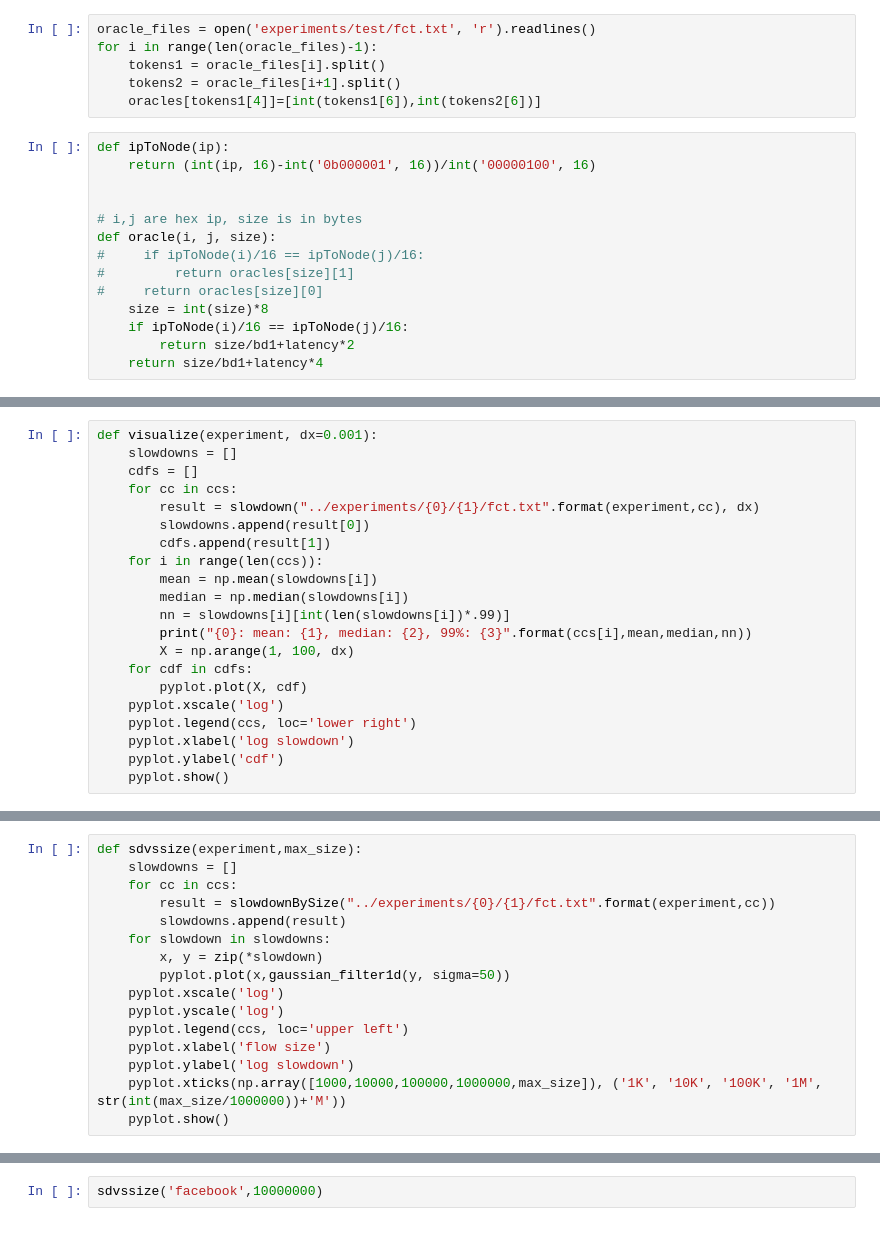
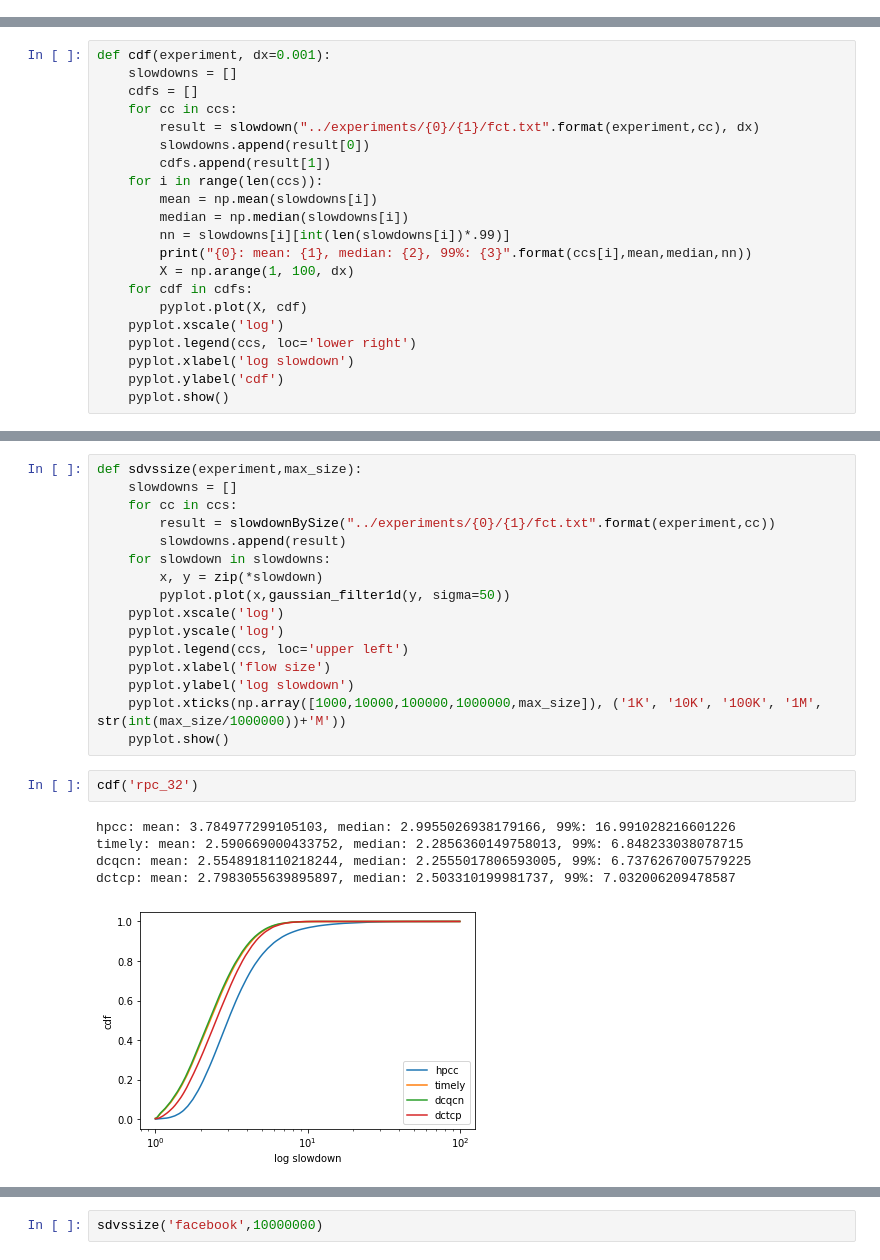
Before and after one commit to sakshamagarwals/High-Precision-Congestion-Control, a Jupyter notebook: visualizations/slowdown.ipynb, the cells around one changed output, grey strips where cells are left out. Drawn from its saved outputs; the diff is of its cells as text.

```diff
--- a/visualizations/slowdown.ipynb
+++ b/visualizations/slowdown.ipynb
@@ -10,26 +10,6 @@ bd1 = 40
 bd2 = 160
 latency = 200
 oracles = {}
-# %%
-oracle_files = open('experiments/test/fct.txt', 'r').readlines()
-for i in range(len(oracle_files)-1):
-    tokens1 = oracle_files[i].split()
-    tokens2 = oracle_files[i+1].split()
-    oracles[tokens1[4]]=[int(tokens1[6]),int(tokens2[6])]
-# %%
-def ipToNode(ip):
-    return (int(ip, 16)-int('0b000001', 16))/int('00000100', 16)
-
-
-# i,j are hex ip, size is in bytes
-def oracle(i, j, size):
-#     if ipToNode(i)/16 == ipToNode(j)/16:
-#         return oracles[size][1]
-#     return oracles[size][0]
-    size = int(size)*8
-    if ipToNode(i)/16 == ipToNode(j)/16:
-        return size/bd1+latency*2
-    return size/bd1+latency*4
 # %%
 def ipToNode(ip):
     return (int(ip, 16)-int('0b000001', 16))/int('00000100', 16)
@@ -87,7 +66,7 @@ def slowdown(f,dx):
 # %%
 ccs = ['hpcc','timely','dcqcn','dctcp']
 # %%
-def visualize(experiment, dx=0.001):
+def cdf(experiment, dx=0.001):
     slowdowns = []
     cdfs = []
     for cc in ccs:
@@ -154,3 +117,11 @@ def sdvssize(experiment,max_size):
     pyplot.ylabel('log slowdown')
     pyplot.xticks(np.array([1000,10000,100000,1000000,max_size]), ('1K', '10K', '100K', '1M', str(int(max_size/1000000))+'M'))
     pyplot.show()
+# %%
+cdf('rpc_32')
+# %% [output]
+hpcc: mean: 3.784977299105103, median: 2.9955026938179166, 99%: 16.991028216601226
+timely: mean: 2.590669000433752, median: 2.2856360149758013, 99%: 6.848233038078715
+dcqcn: mean: 2.5548918110218244, median: 2.2555017806593005, 99%: 6.7376267007579225
+dctcp: mean: 2.7983055639895897, median: 2.503310199981737, 99%: 7.032006209478587
+[figure, added]
```
Also changed, not shown: parts of 4 cells of this notebook, 3 other files.
